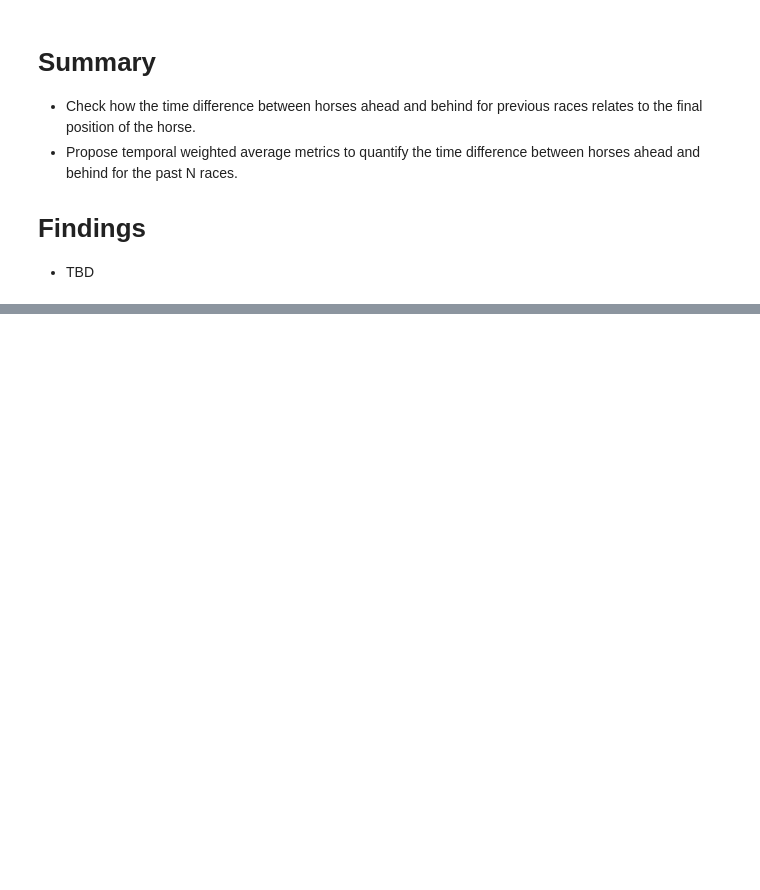
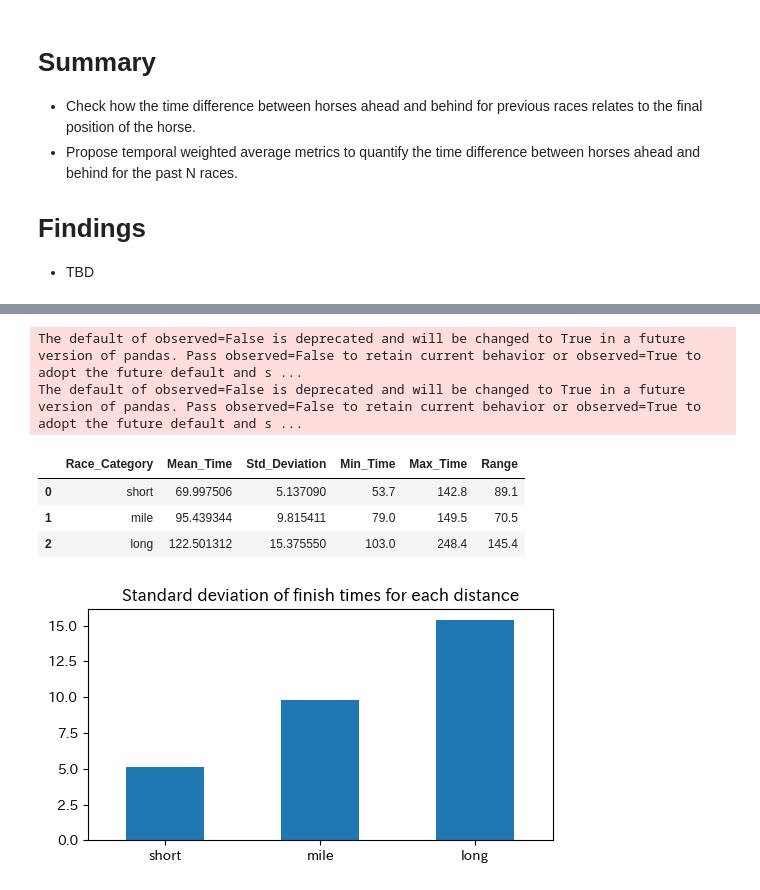
Before and after one commit to hankehly/JapanHorseRaceAnalytics, a Jupyter notebook: notebooks/2024-03/20240308_eda1.ipynb, the cells around one changed output, grey strips where cells are left out. Saved outputs shown, nothing was run; the diff lists cells and outputs as text; code cells hidden in the pictures; blank space fills up the shorter version.

```diff
--- a/notebooks/2024-03/20240308_eda1.ipynb
+++ b/notebooks/2024-03/20240308_eda1.ipynb
@@ -158,0 +139,42 @@ df = data.copy()
+# %%
+df = data.copy()
+
+# Binning the race lengths into categories
+bins = [0, 1400, 1800, 10000]
+labels = ["short", "mile", "long"]
+df["Race_Category"] = pd.cut(df["num_距離"], bins=bins, labels=labels, right=False)
+
+# Recalculate metrics for each race category
+race_category_metrics = (
+    df.groupby("Race_Category")
+    .agg(
+        Mean_Time=("meta_タイム", "mean"),
+        Std_Deviation=("meta_タイム", "std"),
+        Min_Time=("meta_タイム", "min"),
+        Max_Time=("meta_タイム", "max"),
+    )
+    .reset_index()
+)
+
+race_category_metrics["Range"] = (
+    race_category_metrics["Max_Time"] - race_category_metrics["Min_Time"]
+)
+
+
+df.groupby("Race_Category")["meta_タイム"].std().plot(
+    kind="bar",
+    title="Standard deviation of finish times for each distance",
+    rot=0,
+    xlabel="",
+    figsize=(6, 3),
+)
+
+race_category_metrics
+# %% [output]
+The default of observed=False is deprecated and will be changed to True in a future version of pandas. Pass observed=False to retain current behavior or observed=True to adopt the future default and s ...
+The default of observed=False is deprecated and will be changed to True in a future version of pandas. Pass observed=False to retain current behavior or observed=True to adopt the future default and s ...
+|  | Race_Category | Mean_Time | Std_Deviation | Min_Time | Max_Time | Range |
+| 0 | short | 69.997506 | 5.137090 | 53.7 | 142.8 | 89.1 |
+| 1 | mile | 95.439344 | 9.815411 | 79.0 | 149.5 | 70.5 |
+| 2 | long | 122.501312 | 15.375550 | 103.0 | 248.4 | 145.4 |
+[figure, added]
```
Also changed, not shown: parts of 18 cells of this notebook, 6 other files.
